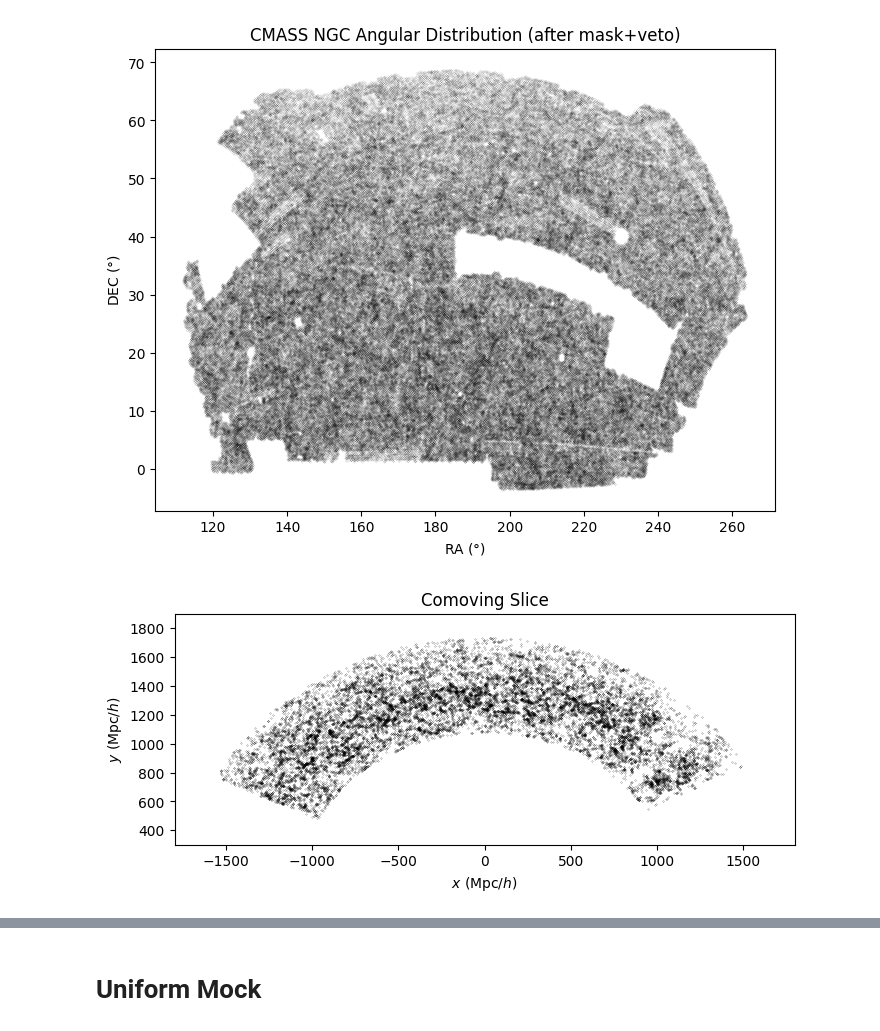
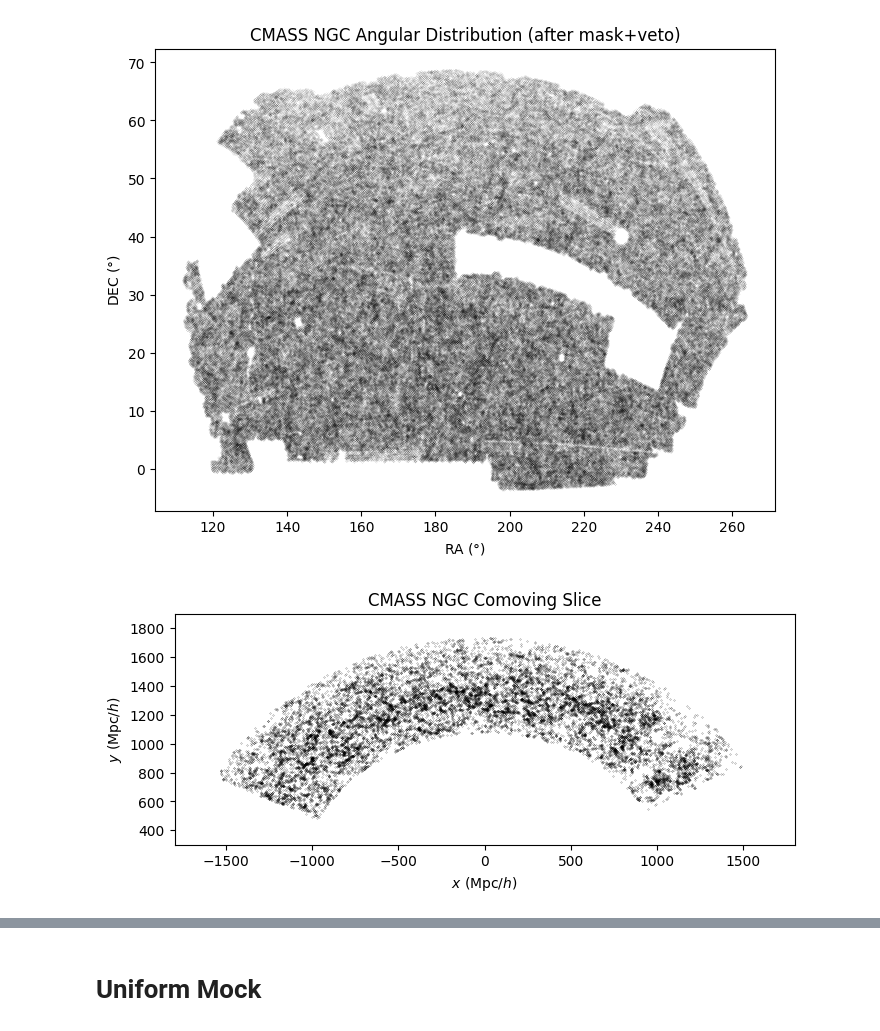
Before and after one commit to maho3/ltu-cmass, a Jupyter notebook: workspace.ipynb, the cells around one changed output, grey strips where cells are left out. Cells and saved outputs as stored; diff of their text form; code cells hidden in the pictures.

```diff
--- a/workspace.ipynb
+++ b/workspace.ipynb
@@ -130,20 +160,20 @@ f.savefig('images/cmass_aftermask.jpg', dpi=400, bbox_inches='tight')
 # %%
 # plot comoving
 
 DECcen = 5
 mask = np.abs(rdz[:,1]-DECcen) < 1
 
 pos = NBlab.transform.SkyToCartesian(*rdz[mask,:].T, cosmo)
 cxyzS = pos.compute()
 
 f, ax = plt.subplots(1,1, figsize=(8,3))
 ax.plot(cxyzS[:,1], -cxyzS[:,0], 'k.', alpha=1, markersize=0.3)
 ax.set_xlim(-1800,1800)
 ax.set_ylim(300,1900)
 ax.set_xlabel(r'$x\ (\mathrm{Mpc}/h)$')
 ax.set_ylabel(r'$y\ (\mathrm{Mpc}/h)$')
-ax.set_title('Comoving Slice')
+ax.set_title('CMASS NGC Comoving Slice')
 
 f.savefig('images/cmass_comoving.jpg', dpi=400, bbox_inches='tight')
 # %% [output]
-[figure, old version]
+[figure, new version]
```
Also changed, not shown: parts of 19 cells of this notebook, 5 other files.
